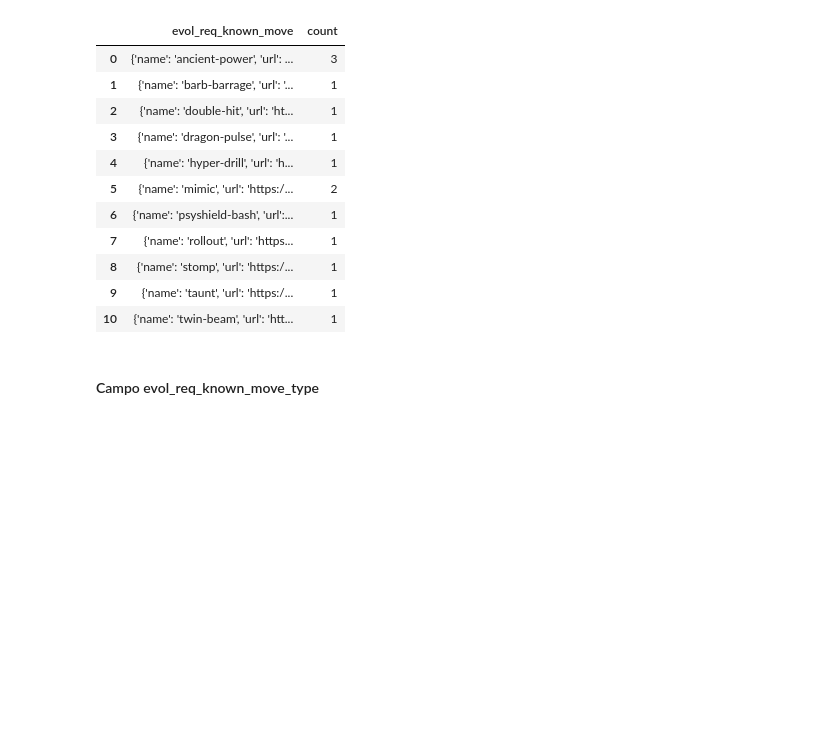
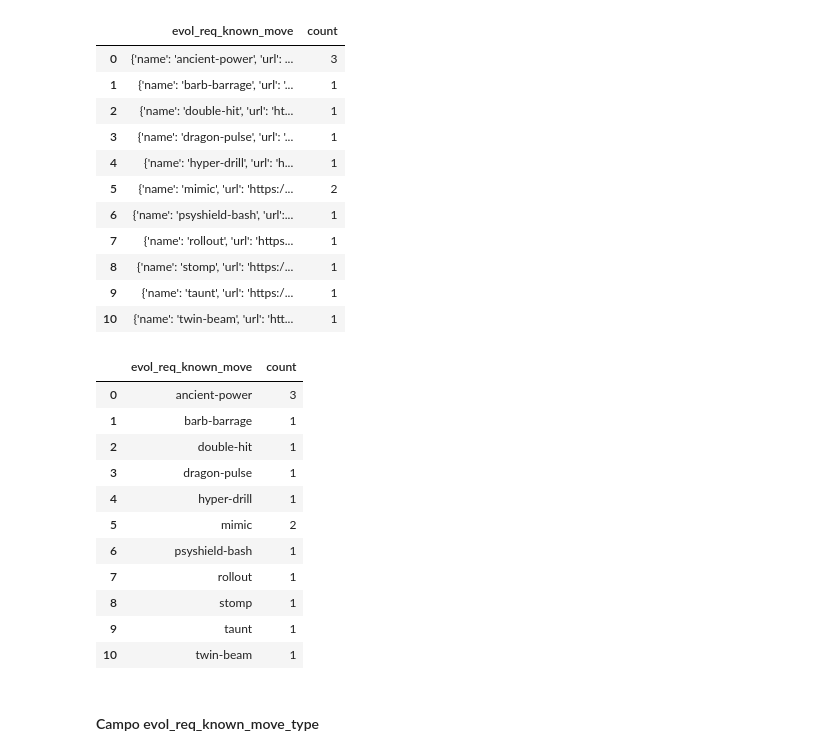
Before and after one commit to dolivera95/api_pokemon_analysis, a Jupyter notebook: analysis_pokemon.ipynb, the cells around one changed output. Cells and saved outputs as stored; diff of their text form; code cells hidden in the pictures; blank space fills up the shorter version.

```diff
--- a/analysis_pokemon.ipynb
+++ b/analysis_pokemon.ipynb
@@ -449,6 +499,23 @@ df_pkmn_evolution_transformar.groupby('evol_req_known_move').size().reset_index(
 | 8 | {'name': 'stomp', 'url': 'https:/... | 1 |
 | 9 | {'name': 'taunt', 'url': 'https:/... | 1 |
 | 10 | {'name': 'twin-beam', 'url': 'htt... | 1 |
+# %%
+df_pkmn_evolution_transformar.loc[:, 'evol_req_known_move'] = df_pkmn_evolution_transformar['evol_req_known_move'].apply(extract_name_from_json)
+# %%
+df_pkmn_evolution_transformar.groupby('evol_req_known_move').size().reset_index(name='count')
+# %% [output]
+|  | evol_req_known_move | count |
+| 0 | ancient-power | 3 |
+| 1 | barb-barrage | 1 |
+| 2 | double-hit | 1 |
+| 3 | dragon-pulse | 1 |
+| 4 | hyper-drill | 1 |
+| 5 | mimic | 2 |
+| 6 | psyshield-bash | 1 |
+| 7 | rollout | 1 |
+| 8 | stomp | 1 |
+| 9 | taunt | 1 |
+| 10 | twin-beam | 1 |
 # %% [markdown]
 #### Campo evol_req_known_move_type
 # %%
```
Also changed, not shown: parts of 25 cells of this notebook.
